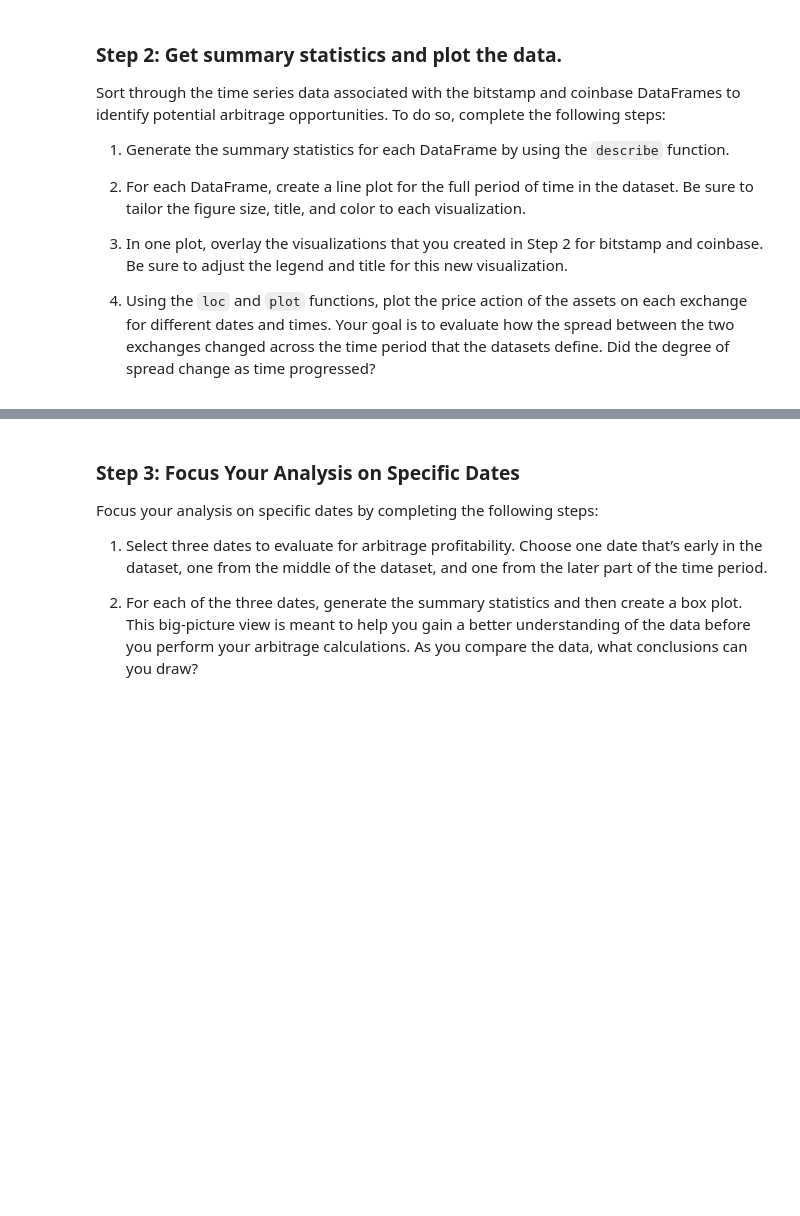
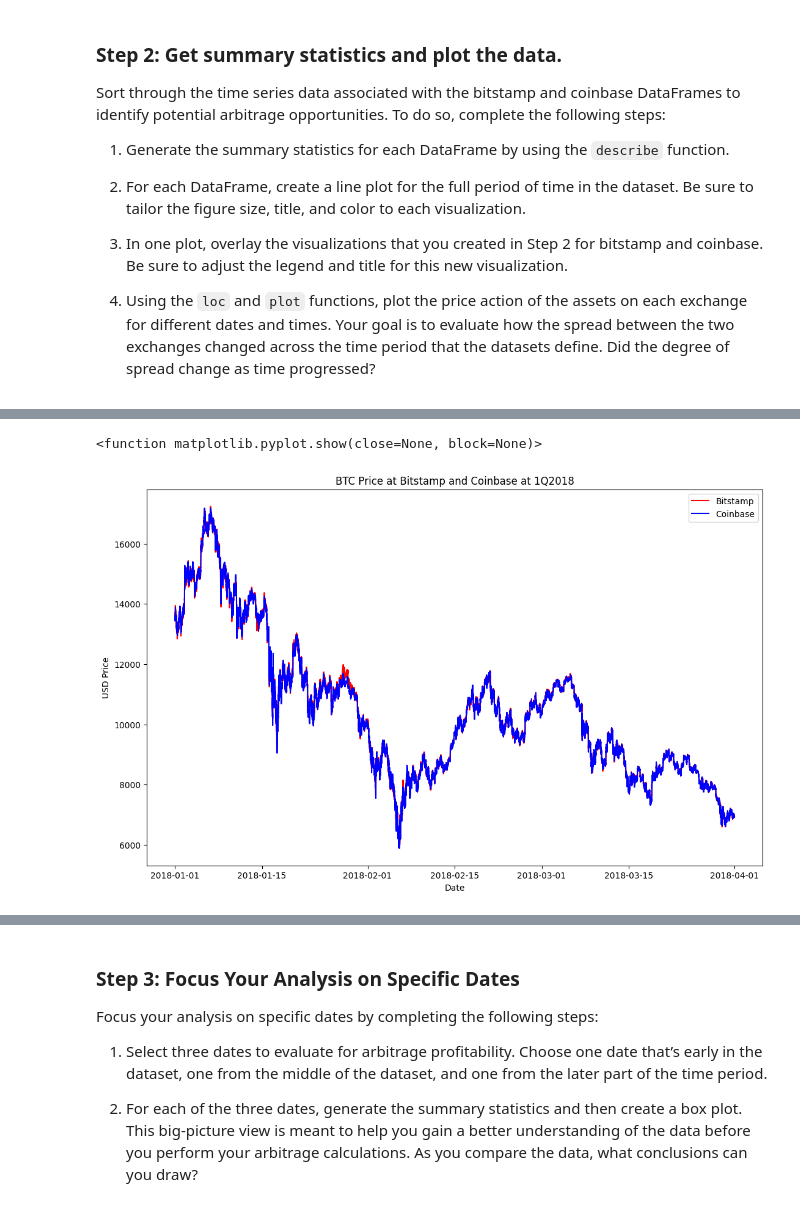
Before and after one commit to justinvalli/Challenge_3, a Jupyter notebook: Starter_Code/crypto_arbitrage.ipynb, the cells around one changed output, grey strips where cells are left out. Saved outputs shown, nothing was run; the diff lists cells and outputs as text; code cells hidden in the pictures; blank space fills up the shorter version.

```diff
--- a/Starter_Code/crypto_arbitrage.ipynb
+++ b/Starter_Code/crypto_arbitrage.ipynb
@@ -286,8 +318,18 @@ Sort through the time series data associated with the bitstamp and coinbase Data
 # %%
 # Overlay the visualizations for the bitstamp and coinbase DataFrames in one plot
 # The plot should visualize the prices over the full lenth of the dataset
 # Be sure to include the parameters: legend, figure size, title, and color and label
-# YOUR CODE HERE
+
+fig, ax = plt.subplots(figsize = (13,8))
+ax.plot(bitstamp['Close'], color = 'red', label = 'Bitstamp')
+ax.plot(coinbase['Close'], color = 'blue', label = 'Coinbase')
+ax.set_title('BTC Price at Bitstamp and Coinbase at 1Q2018')
+ax.set_xlabel('Date')
+ax.set_ylabel('USD Price')
+ax.legend()
+# %% [output]
+<function matplotlib.pyplot.show(close=None, block=None)>
+[figure, added]
 # %%
 # Using the loc and plot functions, create an overlay plot that visualizes
 # the price action of both DataFrames for a one month period early in the dataset
```
Also changed, not shown: parts of 16 cells of this notebook.
